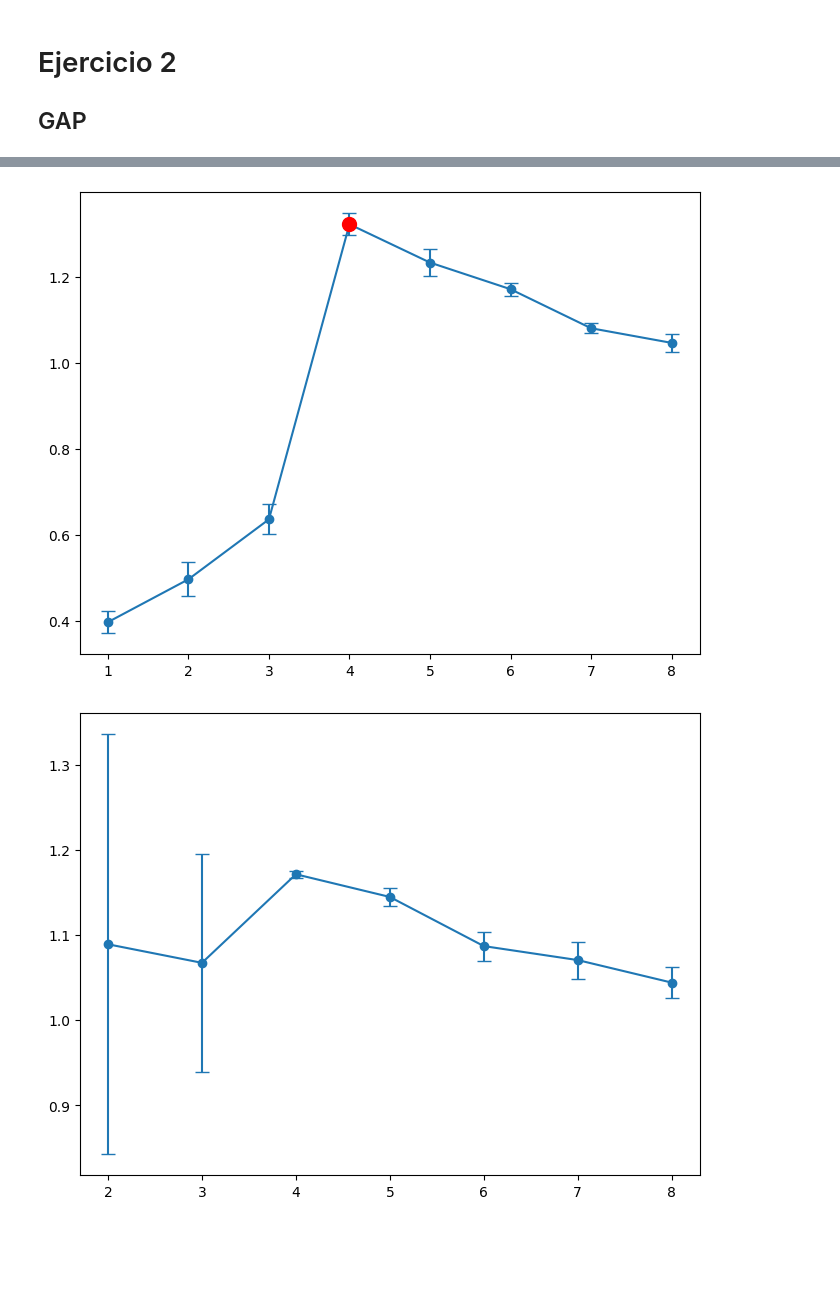
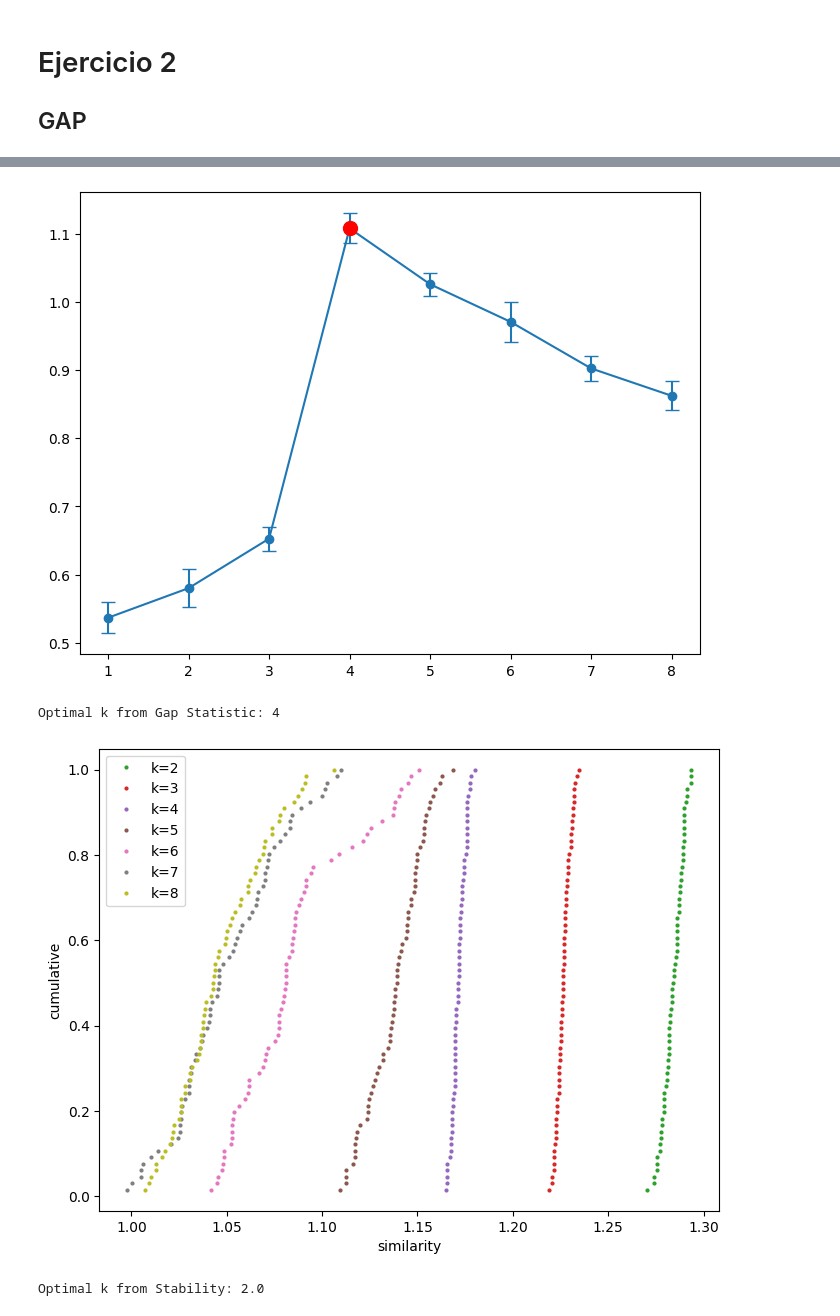
Before and after one commit to SantiagoRotman/TMD, a Jupyter notebook: TP3/TMD_TP3_Clustering.ipynb, the cells around one changed output, grey strips where cells are left out. Cells and saved outputs as stored; diff of their text form; code cells hidden in the pictures; blank space fills up the shorter version.

```diff
--- a/TP3/TMD_TP3_Clustering.ipynb
+++ b/TP3/TMD_TP3_Clustering.ipynb
@@ -226,11 +226,3 @@ for components in components_list:
 # %% [output]
 [figure]
 [figure]
-# %%
-hclust = linkage(X_pca, method='complete')
-
-fig = plt.figure(figsize=(25, 10))
-_ = dendrogram(hclust)
-
-plt.figure(figsize=(8,6))
-plt.scatter(X_pca[:,0], X_pca[:,1], c=cut_tree(hclust, 4), cmap="viridis", s=50)
@@ -366,5 +353,6 @@ def gap_statistic(X, max_k, ran_samples=3, plot=False):
         plt.figure(figsize=(8,6))
         plt.errorbar(results_df['clusters'], results_df['gap'], yerr=results_df['std'], fmt='o-', capsize=5, label='data with error')
         plt.scatter(opt_clusters, results_df.loc[opt_clusters_idx,'gap'], color='red', s=100, zorder=5, label='highlighted point')
+        plt.show()
 
-    return results_df
+    return opt_clusters, results_df
@@ -466,7 +442,9 @@ def genera_cuatro_gausianas(n = 100, gap = 2):
 # %%
-gaus = genera_cuatro_gausianas(gap=3)
+gaus = genera_cuatro_gausianas(gap=2.5)
 #plt.figure(figsize=(8,6))
 #plt.scatter(gaus[:, 0], gaus[:, 1], c=gaus[:, 2], cmap='tab10', s=30)
-df = gap_statistic(gaus[:, :2], max_k=8, ran_samples=5, plot=True)
-estabilidad(gaus[:, :2], max_k=8, ran_samples=5, plot=True)
+k, _ = gap_statistic(gaus[:, :2], max_k=8, ran_samples=5, plot=True)
+print("Optimal k from Gap Statistic:", k)
+k, _ = estabilidad(gaus[:, :2], max_k=8, ran_samples=12, plot=True)
+print("Optimal k from Stability:", k)
 # %% [output]
@@ -481,2 +451,4 @@ estabilidad(gaus[:, :2], max_k=8, ran_samples=5, plot=True)
-[figure, old version]
+[figure, new version]
+Optimal k from Gap Statistic: 4
-[figure, old version]
+[figure, new version]
+Optimal k from Stability: 2.0
```
Also changed, not shown: parts of 12 cells of this notebook.
